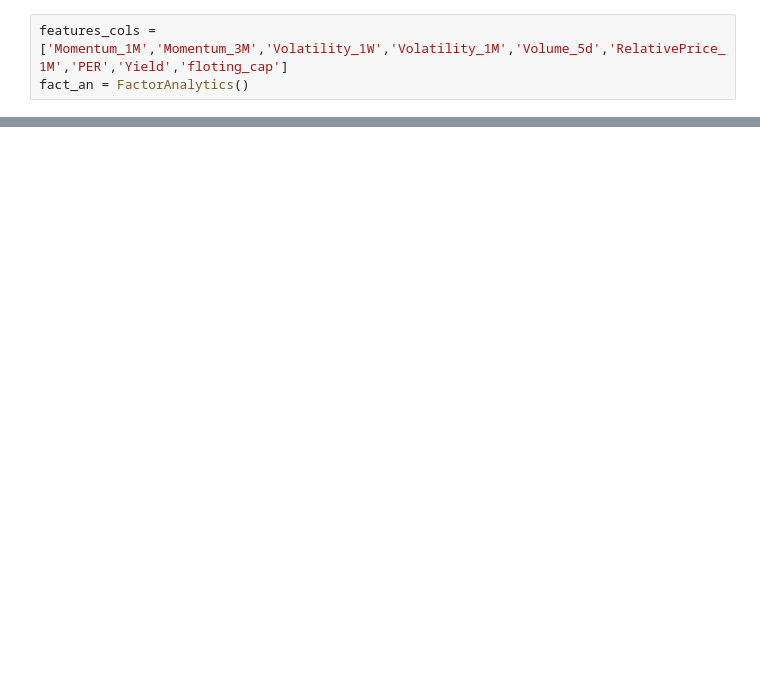
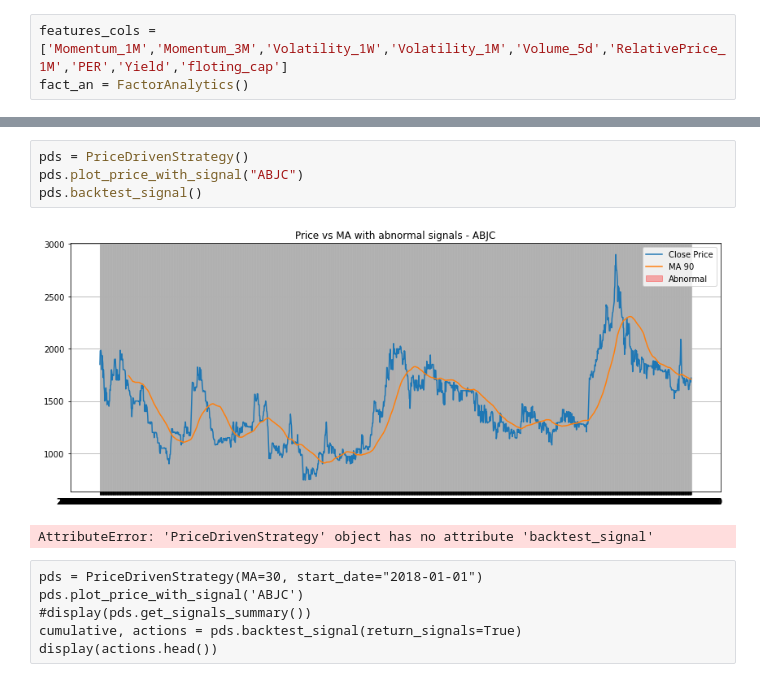
Before and after one commit to Lanzeni777/BPALS, a Jupyter notebook: NoteBooks/Classes.ipynb, the cells around one changed output, grey strips where cells are left out. Saved outputs shown, nothing was run; the diff lists cells and outputs as text; blank space fills up the shorter version.

```diff
--- a/NoteBooks/Classes.ipynb
+++ b/NoteBooks/Classes.ipynb
@@ -63,0 +217,13 @@ kl_db.execute_query(q)
+# %%
+pds = PriceDrivenStrategy()
+pds.plot_price_with_signal("ABJC")
+pds.backtest_signal()
+# %% [output]
+[figure, added]
+AttributeError: 'PriceDrivenStrategy' object has no attribute 'backtest_signal'
+# %% [raw]
+pds = PriceDrivenStrategy(MA=30, start_date="2018-01-01")
+pds.plot_price_with_signal('ABJC')
+#display(pds.get_signals_summary())
+cumulative, actions = pds.backtest_signal(return_signals=True)
+display(actions.head())
```
Also changed, not shown: parts of 46 cells of this notebook, 8 other files.
